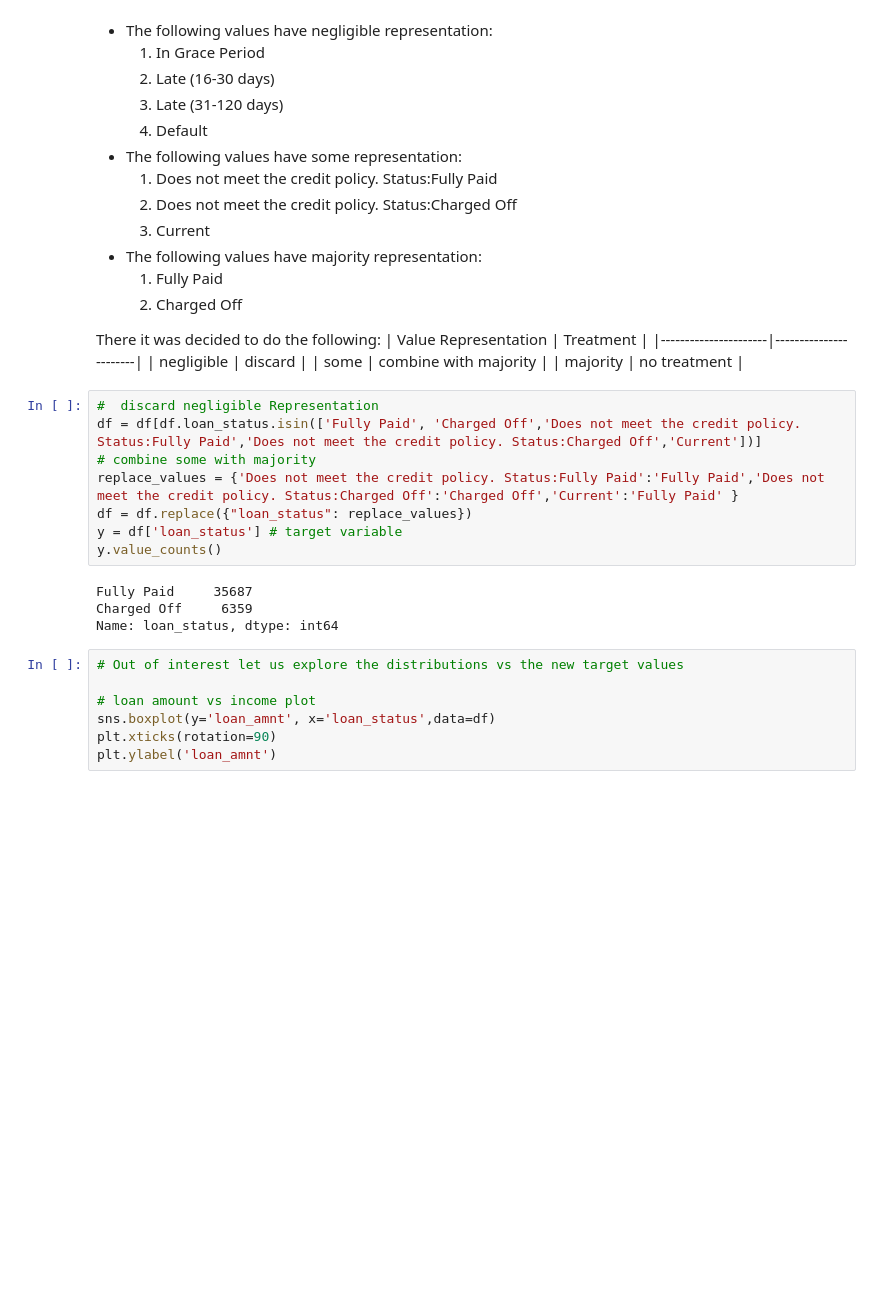
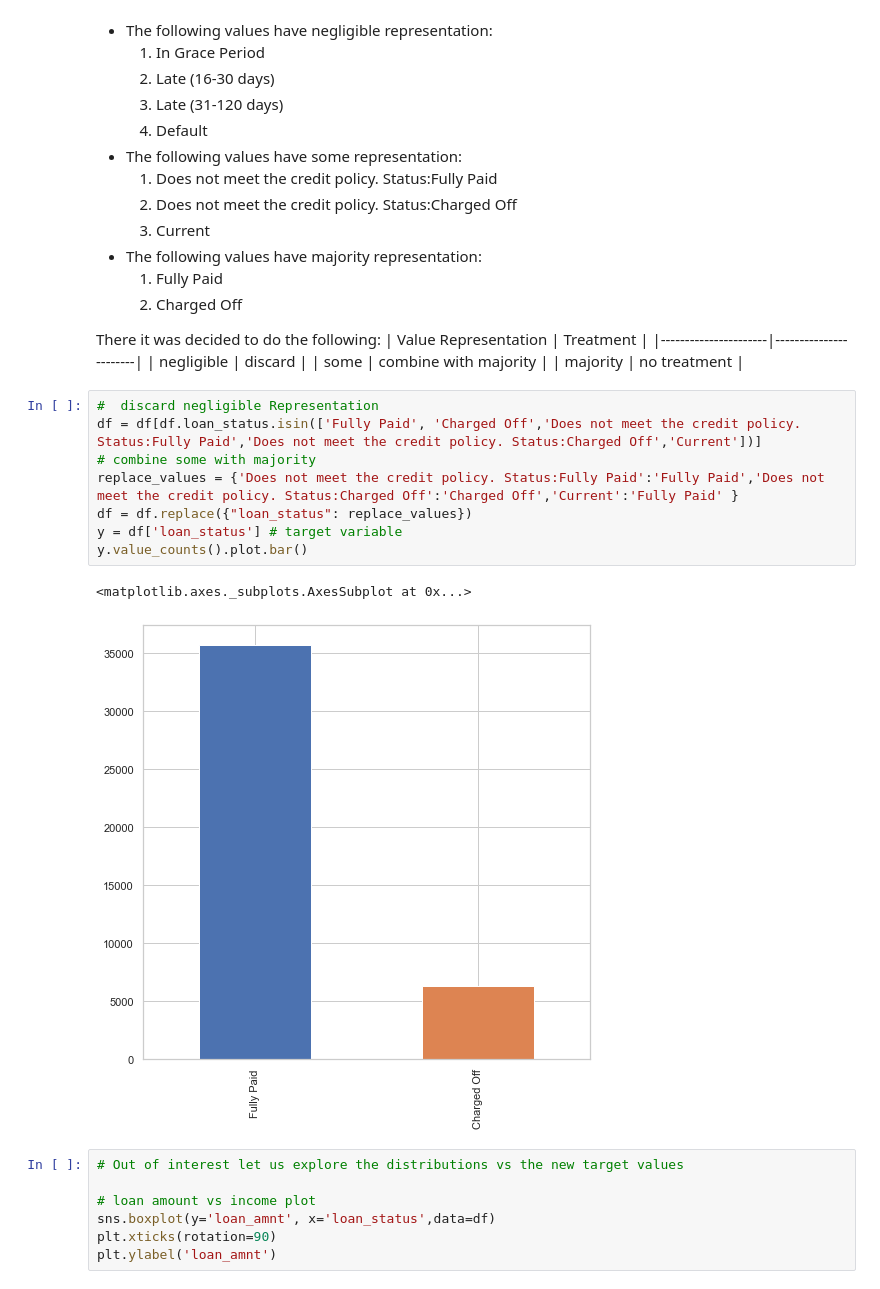
Before and after one commit to 786country/lending_club, a Jupyter notebook: lending_club.ipynb, the cells around one changed output. Drawn from its saved outputs; the diff is of its cells as text; blank space fills up the shorter version.

```diff
--- a/lending_club.ipynb
+++ b/lending_club.ipynb
@@ -786,15 +778,14 @@ There it was decided to do the following:
 # %%
 #  discard negligible Representation
 df = df[df.loan_status.isin(['Fully Paid', 'Charged Off','Does not meet the credit policy. Status:Fully Paid','Does not meet the credit policy. Status:Charged Off','Current'])]
 # combine some with majority
 replace_values = {'Does not meet the credit policy. Status:Fully Paid':'Fully Paid','Does not meet the credit policy. Status:Charged Off':'Charged Off','Current':'Fully Paid' }
 df = df.replace({"loan_status": replace_values})
 y = df['loan_status'] # target variable
-y.value_counts()
+y.value_counts().plot.bar()
 # %% [output]
-Fully Paid     35687
-Charged Off     6359
-Name: loan_status, dtype: int64
+<matplotlib.axes._subplots.AxesSubplot at 0x...>
+[figure, added]
 # %%
 # Out of interest let us explore the distributions vs the new target values
 
```
Also changed, not shown: parts of 3 cells of this notebook, 2 other files.
